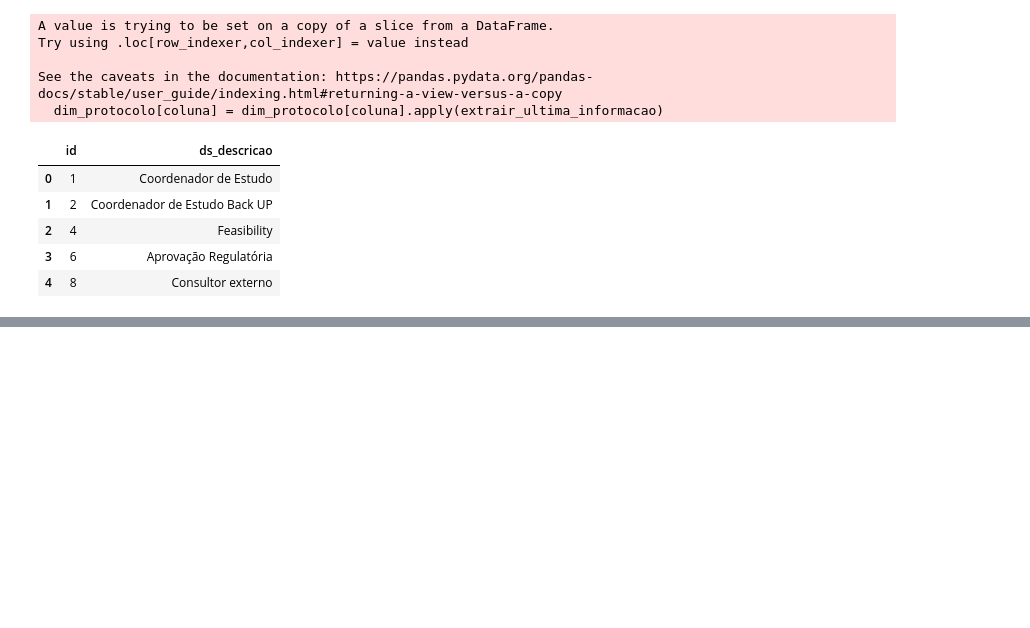
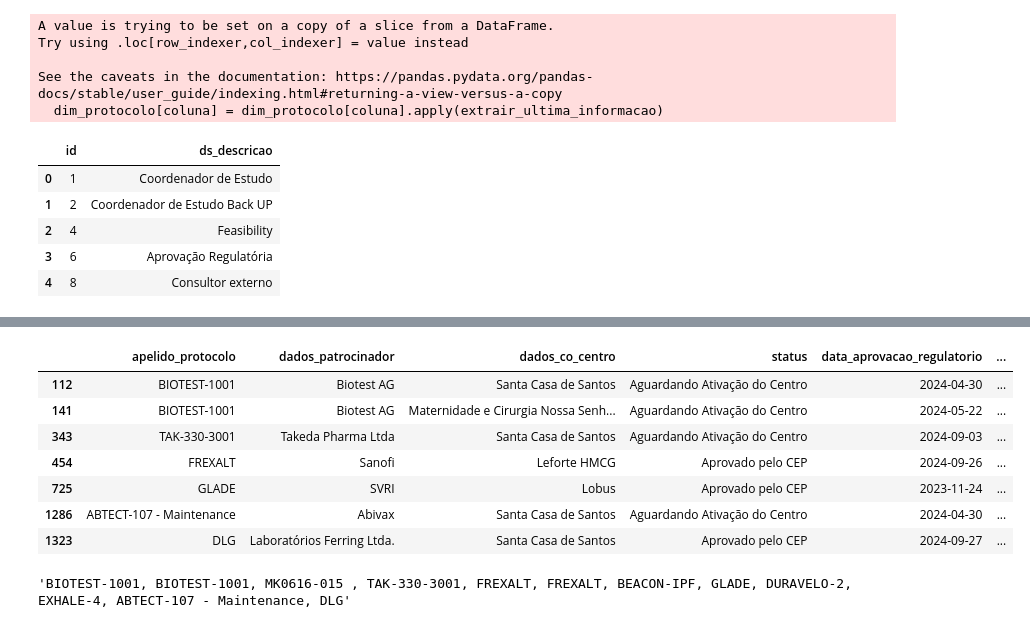
Before and after one commit to eduardoarsocca/Projeto-Mensageria---PUSH, a Jupyter notebook: meu_projeto/projeto_push.ipynb, the cells around one changed output, grey strips where cells are left out. Saved outputs shown, nothing was run; the diff lists cells and outputs as text; code cells hidden in the pictures; blank space fills up the shorter version.

```diff
--- a/meu_projeto/projeto_push.ipynb
+++ b/meu_projeto/projeto_push.ipynb
@@ -199,0 +245,11 @@ dim_protocolo.head(2)
+# %%
+dim_regulatorio = dim_protocolo[[
+    'apelido_protocolo',
+    'dados_patrocinador',
+    'dados_co_centro',
+    'status',
+    'data_aprovacao_regulatorio',
+    'status_regulatorio'
+]]
+
+dim_regulatorio.head(3)
@@ -199,0 +261,2 @@ dim_protocolo.head(2)
+# %%
+dim_regulatorio['data_aprovacao_regulatorio'] = pd.to_datetime(dim_regulatorio['data_aprovacao_regulatorio']).dt.normalize()
@@ -200,4 +288,7 @@ dim_protocolo.head(2)
 # %%
-status_interesse = ['Visita de seguimento', 'Recrutamento aberto','Recrutamento Finalizado','Aguardando Ativação do Centro','Qualificado', 'Fase Contratual','Em apreciação Ética','Aprovado pelo CEP','Aguardando o Pacote Regulatório','Em qualificação']
+status_interesse = ['Aguardando Ativação do Centro',
+       'Qualificado', 'Fase Contratual',
+       'Em apreciação Ética', 'Aprovado pelo CEP',
+       'Aguardando o Pacote Regulatório', 'Aguardando Ativação do Centro']
 
-dim_protocolo = dim_protocolo.query("status in @status_interesse")
+dim_regulatorio = dim_regulatorio.query("status in @status_interesse")
@@ -286,0 +295,3 @@ Tabela HTML com CSS gerada!
+# %%
+filtro = dim_regulatorio['data_aprovacao_regulatorio'].notna()
+dim_regulatorio = dim_regulatorio.loc[filtro,:]
@@ -286,0 +314,17 @@ Tabela HTML com CSS gerada!
+# %%
+dim_regulatorio.head(7)
+# %% [output]
+|  | apelido_protocolo | dados_patrocinador | dados_co_centro | status | data_aprovacao_regulatorio | ... |
+| 112 | BIOTEST-1001 | Biotest AG | Santa Casa de Santos | Aguardando Ativação do Centro | 2024-04-30 | ... |
+| 141 | BIOTEST-1001 | Biotest AG | Maternidade e Cirurgia Nossa Senh... | Aguardando Ativação do Centro | 2024-05-22 | ... |
+| 343 | TAK-330-3001 | Takeda Pharma Ltda | Santa Casa de Santos | Aguardando Ativação do Centro | 2024-09-03 | ... |
+| 454 | FREXALT | Sanofi | Leforte HMCG | Aprovado pelo CEP | 2024-09-26 | ... |
+| 725 | GLADE | SVRI | Lobus | Aprovado pelo CEP | 2023-11-24 | ... |
+| 1286 | ABTECT-107 - Maintenance | Abivax | Santa Casa de Santos | Aguardando Ativação do Centro | 2024-04-30 | ... |
+| 1323 | DLG | Laboratórios Ferring Ltda. | Santa Casa de Santos | Aprovado pelo CEP | 2024-09-27 | ... |
+# %%
+apelidos_protocolo = dim_regulatorio['apelido_protocolo'].tolist()
+apelidos_protocolo_str = ', '.join(apelidos_protocolo)
+apelidos_protocolo_str
+# %% [output]
+'BIOTEST-1001, BIOTEST-1001, MK0616-015 , TAK-330-3001, FREXALT, FREXALT, BEACON-IPF, GLADE, DURAVELO-2, EXHALE-4, ABTECT-107 - Maintenance, DLG'
```
Also changed, not shown: parts of 25 cells of this notebook, 1 other file.
